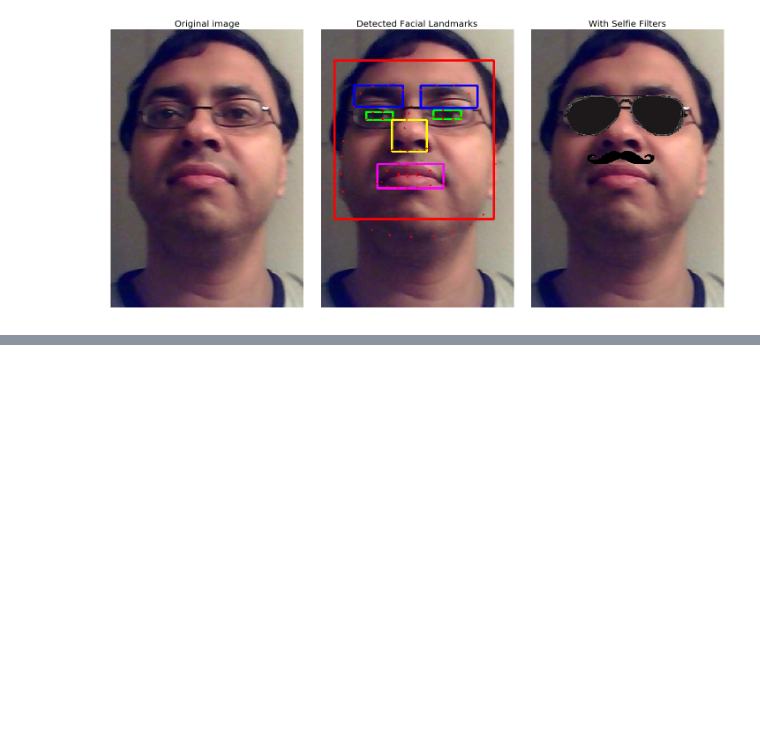
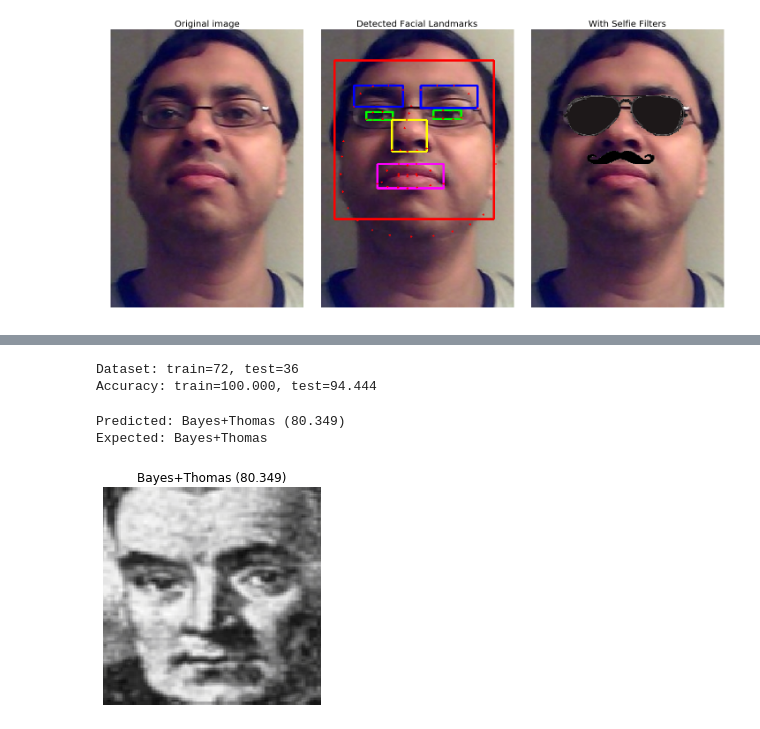
Before and after one commit to PacktPublishing/Python-Image-Processing-Cookbook, a Jupyter notebook: Chapter 09/Chapter09.ipynb, the cells around one changed output, grey strips where cells are left out. Saved outputs shown, nothing was run; the diff lists cells and outputs as text; code cells hidden in the pictures; blank space fills up the shorter version.

```diff
--- a/Chapter 09/Chapter09.ipynb
+++ b/Chapter 09/Chapter09.ipynb
@@ -99,0 +294,53 @@ plt.show()
+# %%
+#data = np.load('models/5-celebrity-faces-embeddings.npz')
+data = np.load('models/6-mathematicians-embeddings.npz')
+X_train, y_train, X_test, y_test = data['arr_0'], data['arr_1'], data['arr_2'], data['arr_3']
+print('Dataset: train=%d, test=%d' % (X_train.shape[0], X_test.shape[0]))
+# normalize input vectors
+in_encoder = Normalizer(norm='l2')
+X_train = in_encoder.transform(X_train)
+X_test = in_encoder.transform(X_test)
+# label encode targets
+out_encoder = LabelEncoder()
+out_encoder.fit(y_train)
+y_train = out_encoder.transform(y_train)
+y_test = out_encoder.transform(y_test)
+# fit model
+model = SVC(kernel='linear', probability=True)
+model.fit(X_train, y_train)
+# predict
+yhat_train = model.predict(X_train)
+yhat_test = model.predict(X_test)
+# score
+score_train = accuracy_score(y_train, yhat_train)
+score_test = accuracy_score(y_test, yhat_test)
+# summarize
+print('Accuracy: train=%.3f, test=%.3f' % (score_train*100, score_test*100))
+# %% [output]
+Dataset: train=72, test=36
+Accuracy: train=100.000, test=94.444
+# %%
+data = np.load('images/6-mathematicians.npz')
+X_test_faces = data['arr_2']
+# test model on a random example from the test dataset
+selection = np.random.choice(X_test.shape[0], 1)
+random_face_pixels = X_test_faces[selection]
+random_face_emb = X_test[selection]
+random_face_class = y_test[selection]
+random_face_name = out_encoder.inverse_transform([random_face_class])
+# prediction for the face
+yhat_class = model.predict(random_face_emb)
+yhat_prob = model.predict_proba(random_face_emb)
+# get name
+class_index = yhat_class[0]
+class_probability = yhat_prob[0,class_index] * 100
+predict_names = out_encoder.inverse_transform(yhat_class)
+print('Predicted: %s (%.3f)' % (predict_names[0], class_probability))
+print('Expected: %s' % random_face_name[0])
+# plot for fun
+plt.imshow(random_face_pixels[0]), plt.title('%s (%.3f)' % (predict_names[0], class_probability)), plt.axis('off')
+plt.show()
+# %% [output]
+Predicted: Bayes+Thomas (80.349)
+Expected: Bayes+Thomas
+[figure, added]
```
Also changed, not shown: parts of 8 cells of this notebook, 32 other files.
